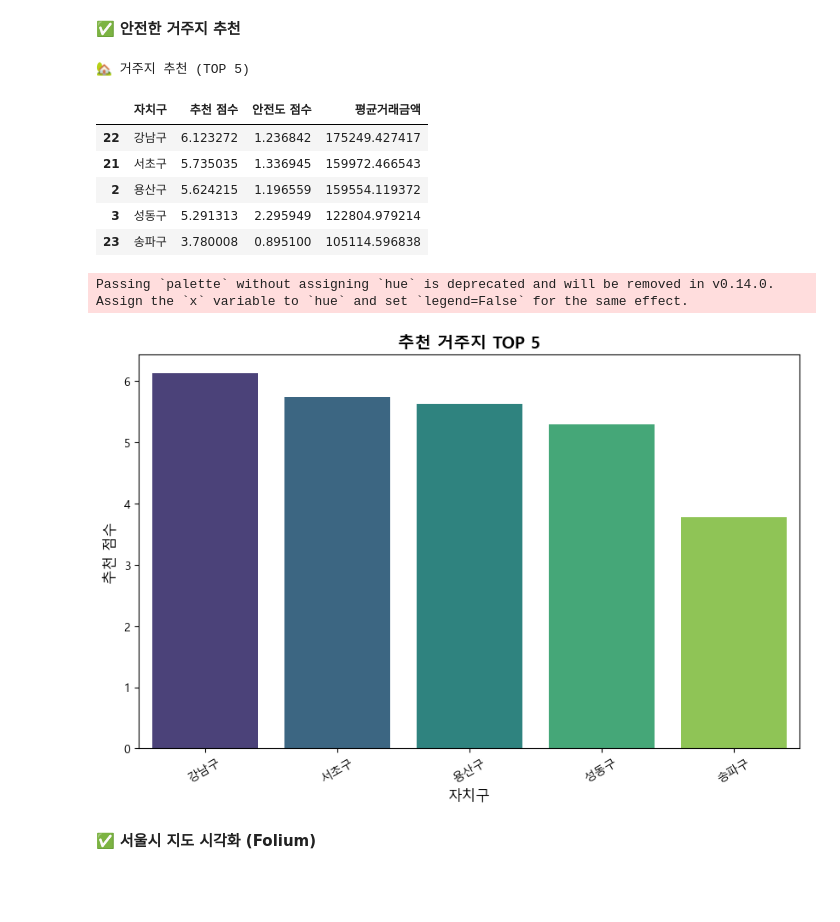
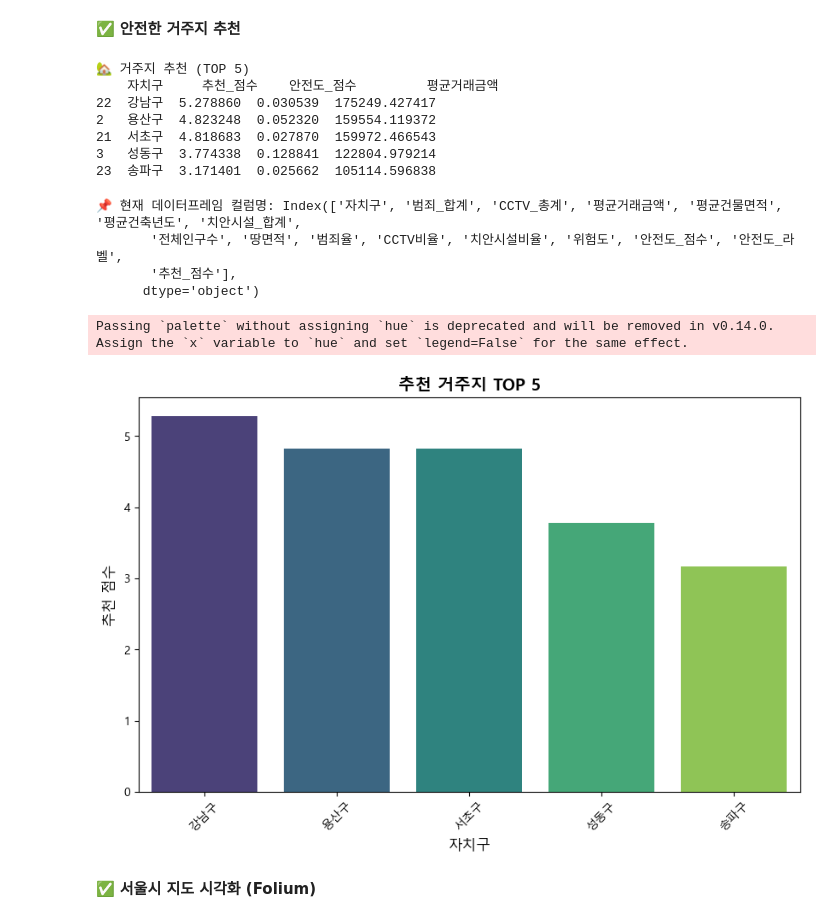
Before and after one commit to yetk124/miniProject_-, a Jupyter notebook: data.ipynb, the cells around one changed output. Cells and saved outputs as stored; diff of their text form; code cells hidden in the pictures; blank space fills up the shorter version.

```diff
--- a/data.ipynb
+++ b/data.ipynb
@@ -344,3 +382,17 @@ merged_data
+# %%
+# 🔹 데이터 타입 변환 (문자열 → 숫자)
+columns_to_convert = ["범죄_합계", "CCTV_총계", "치안시설_합계", "땅면적", "전체인구수"]
+for col in columns_to_convert:
+    merged_data[col] = pd.to_numeric(merged_data[col], errors="coerce")  # 문자열 → 숫자로 변환
+
+# 🔹 NaN 값 제거
+merged_data = merged_data.dropna(subset=columns_to_convert)
+
+# 🔹 위험도 계산
+merged_data["범죄율"] = merged_data["범죄_합계"] / (merged_data["전체인구수"] + 1)
+merged_data["CCTV비율"] = merged_data["CCTV_총계"] / (merged_data["땅면적"] + 1)
+merged_data["치안시설비율"] = merged_data["치안시설_합계"] / (merged_data["땅면적"] + 1)
+merged_data["위험도"] = merged_data["범죄율"] / (merged_data["CCTV비율"] + merged_data["치안시설비율"] + 1)
 # %% [markdown]
 ### 3️⃣ 데이터 분석 및 시각화
 # %% [markdown]
@@ -515,7 +569,7 @@ fig.show()
 ✅ **3D 분석**
 # %%
 # 🔹 안전도 점수 계산 (CCTV 개수와 경찰서 개수를 고려)
-merged_data["안전도_점수"] = (merged_data["CCTV_총계"] + merged_data["치안시설_합계"]) / (merged_data["범죄_합계"] + 1)
+merged_data["안전도_점수"] = (merged_data["CCTV비율"] + merged_data["치안시설비율"]) / (merged_data["범죄_합계"] + 1)
 
 # 🔹 3D 산점도 그래프 생성 (X: 범죄율, Y: 부동산 가격, Z: 안전도)
 fig = px.scatter_3d(
@@ -535,48 +589,54 @@ fig.show()
 # %% [markdown]
 ✅ **안전한 거주지 추천**
 # %%
-# 🔹 안전도 점수 = (CCTV + 파출소 개수) / (범죄 발생 수 + 1)  (※ 1 추가: 0으로 나눔 방지)
-merged_data["안전도 점수"] = (merged_data["CCTV_총계"] + merged_data["치안시설_합계"]) / (merged_data["범죄_합계"] + 1)
+# 🔹 안전도 점수 계산 (CCTV 및 치안시설 비율 반영)
+merged_data["안전도_점수"] = (merged_data["CCTV비율"] + merged_data["치안시설비율"]) / (merged_data["범죄_합계"] + 1)
 
-# 🔹 안전도 순으로 정렬 (높을수록 안전)
-merged_data = merged_data.sort_values(by="안전도 점수", ascending=False)
+# 🔹 안전도 순으로 정렬 (높을수록 안전) → 컬럼명 수정
+merged_data = merged_data.sort_values(by="안전도_점수", ascending=False)
 
 # 🔹 안전도 점수 + 부동산 가격 고려하여 거주지 추천
-merged_data["추천 점수"] = merged_data["안전도 점수"] * 0.7 + (merged_data["평균거래금액"] / 10000) * 0.3  # 가중치 조정 가능
+merged_data["추천_점수"] = merged_data["안전도_점수"] * 0.7 + (merged_data["평균거래금액"] / 10000) * 0.3  # 가중치 조정 가능
 
 # 🔹 추천 거주지 TOP 5
-best_places = merged_data.sort_values(by="추천 점수", ascending=False).head(5)
+best_places = merged_data.sort_values(by="추천_점수", ascending=False).head(5)
 
 # 📌 추천 결과 출력
 print("\n🏡 거주지 추천 (TOP 5)")
-best_places[['자치구', '추천 점수', '안전도 점수', '평균거래금액']]
+print(best_places[['자치구', '추천_점수', '안전도_점수', '평균거래금액']])
 # %% [output]
 🏡 거주지 추천 (TOP 5)
+    자치구     추천_점수    안전도_점수         평균거래금액
+22  강남구  5.278860  0.030539  175249.427417
+2   용산구  4.823248  0.052320  159554.119372
+21  서초구  4.818683  0.027870  159972.466543
+3   성동구  3.774338  0.128841  122804.979214
+23  송파구  3.171401  0.025662  105114.596838
-|  | 자치구 | 추천 점수 | 안전도 점수 | 평균거래금액 |
-| 22 | 강남구 | 6.123272 | 1.236842 | 175249.427417 |
-| 21 | 서초구 | 5.735035 | 1.336945 | 159972.466543 |
-| 2 | 용산구 | 5.624215 | 1.196559 | 159554.119372 |
-| 3 | 성동구 | 5.291313 | 2.295949 | 122804.979214 |
-| 23 | 송파구 | 3.780008 | 0.895100 | 105114.596838 |
 # %%
-import matplotlib.pyplot as plt
-import seaborn as sns
+# 🔹 컬럼명 확인 (디버깅용)
+print("📌 현재 데이터프레임 컬럼명:", best_places.columns)
 
-# 🔹 한글 폰트 설정
-plt.rc("font", family="Malgun Gothic")
+# 🔹 컬럼명이 "추천_점수"인지 확인 후 수정
+if "추천_점수" in best_places.columns:
+    best_places = best_places.rename(columns={"추천_점수": "추천 점수"})
 
-# 🔹 차트 그리기
+# 🔹 차트 그리기 (컬럼명 수정 후 적용)
 plt.figure(figsize=(10, 6))
 sns.barplot(x="자치구", y="추천 점수", data=best_places, palette="viridis")
 
 plt.title("추천 거주지 TOP 5", fontsize=14, fontweight="bold")
 plt.xlabel("자치구", fontsize=12)
 plt.ylabel("추천 점수", fontsize=12)
-plt.xticks(rotation=30)
+plt.xticks(rotation=45)
+
 plt.show()
 # %% [output]
-Passing `palette` without assigning `hue` is deprecated and will be removed in v0.14.0. Assign the `x` variable to `hue` and set `legend=False` for the same effect.
+📌 현재 데이터프레임 컬럼명: Index(['자치구', '범죄_합계', 'CCTV_총계', '평균거래금액', '평균건물면적', '평균건축년도', '치안시설_합계',
+       '전체인구수', '땅면적', '범죄율', 'CCTV비율', '치안시설비율', '위험도', '안전도_점수', '안전도_라벨',
+       '추천_점수'],
+      dtype='object')
+Passing `palette` without assigning `hue` is deprecated and will be removed in v0.14.0. Assign the `x` variable to `hue` and set `legend=False` for the same effect.
-[figure, old version]
+[figure, new version]
 # %% [markdown]
 ✅ **서울시 지도 시각화 (Folium)**
 # %%
```
Also changed, not shown: parts of 35 cells of this notebook, 10 other files.
